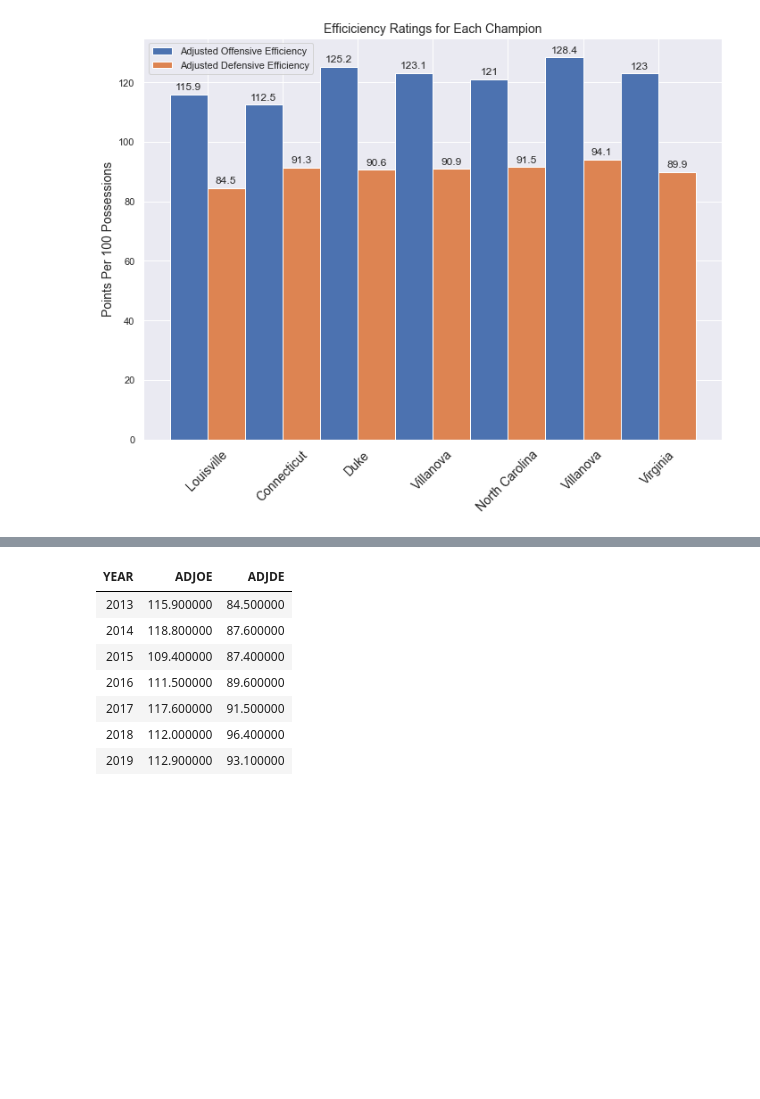
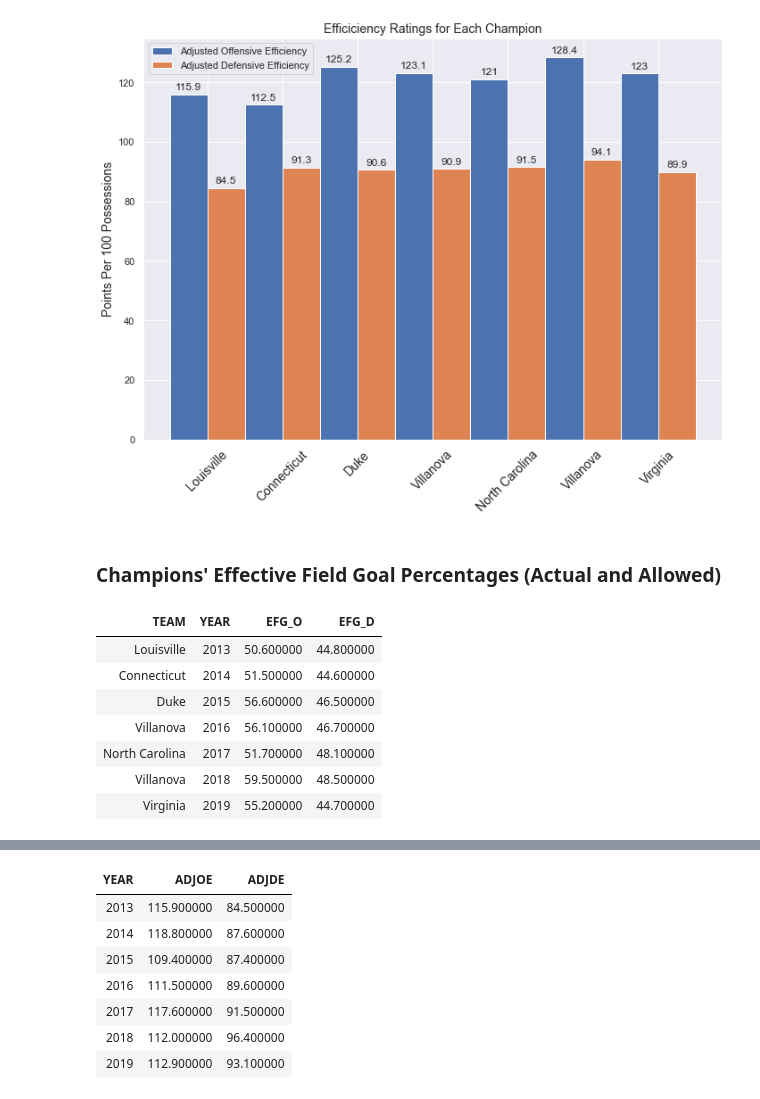
Before and after one commit to kmroge05/college_bball, a Jupyter notebook: college_bball.ipynb, the cells around one changed output, grey strips where cells are left out. Drawn from its saved outputs; the diff is of its cells as text; code cells hidden in the pictures; blank space fills up the shorter version.

```diff
--- a/college_bball.ipynb
+++ b/college_bball.ipynb
@@ -146,3 +150,16 @@ plt.tight_layout()
 plt.show()
 # %% [output]
 [figure]
+# %% [markdown]
+### Champions' Effective Field Goal Percentages (Actual and Allowed)
+# %%
+df_champions.filter(items=['TEAM', 'YEAR', 'EFG_O', 'EFG_D']).style.hide_index()
+# %% [output]
+| TEAM | YEAR | EFG_O | EFG_D |
+| Louisville | 2013 | 50.600000 | 44.800000 |
+| Connecticut | 2014 | 51.500000 | 44.600000 |
+| Duke | 2015 | 56.600000 | 46.500000 |
+| Villanova | 2016 | 56.100000 | 46.700000 |
+| North Carolina | 2017 | 51.700000 | 48.100000 |
+| Villanova | 2018 | 59.500000 | 48.500000 |
+| Virginia | 2019 | 55.200000 | 44.700000 |
```
Also changed, not shown: parts of 20 cells of this notebook.
